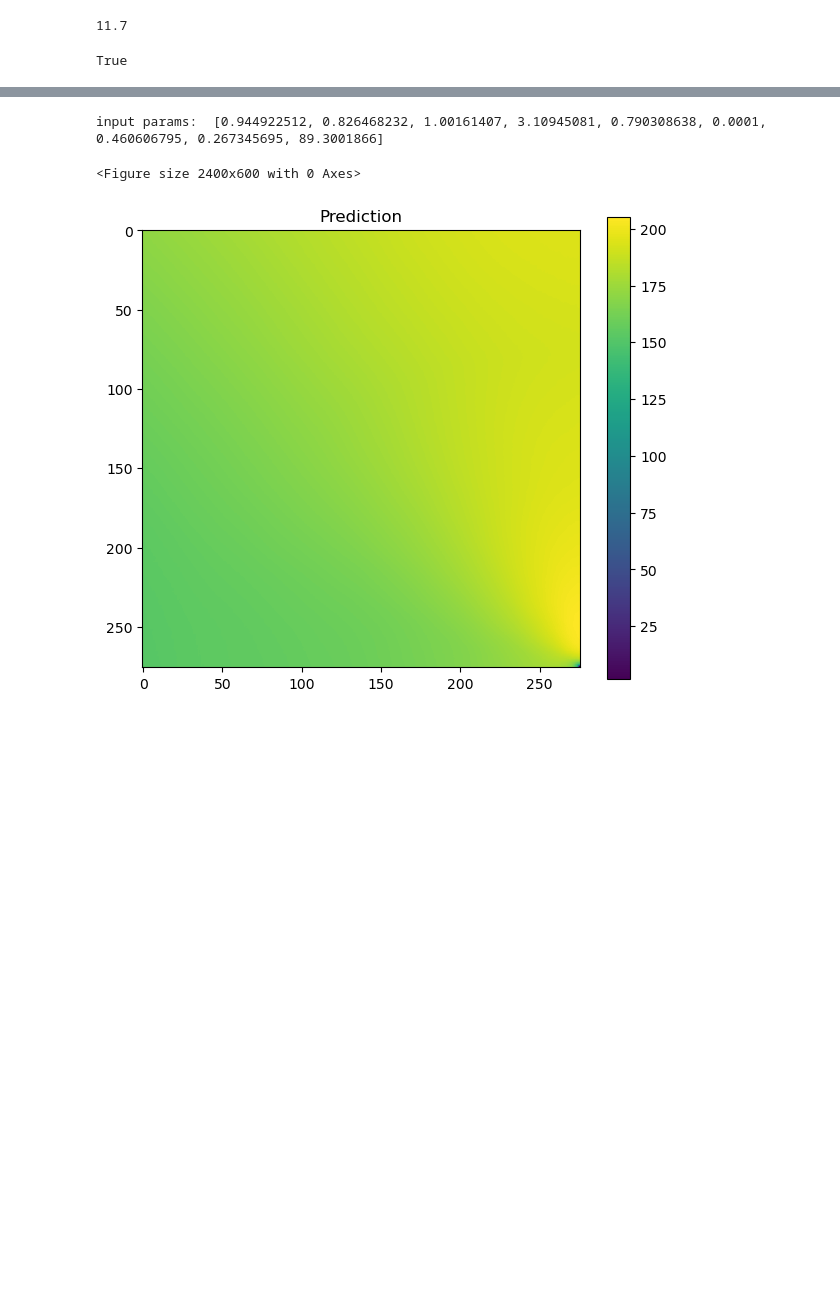
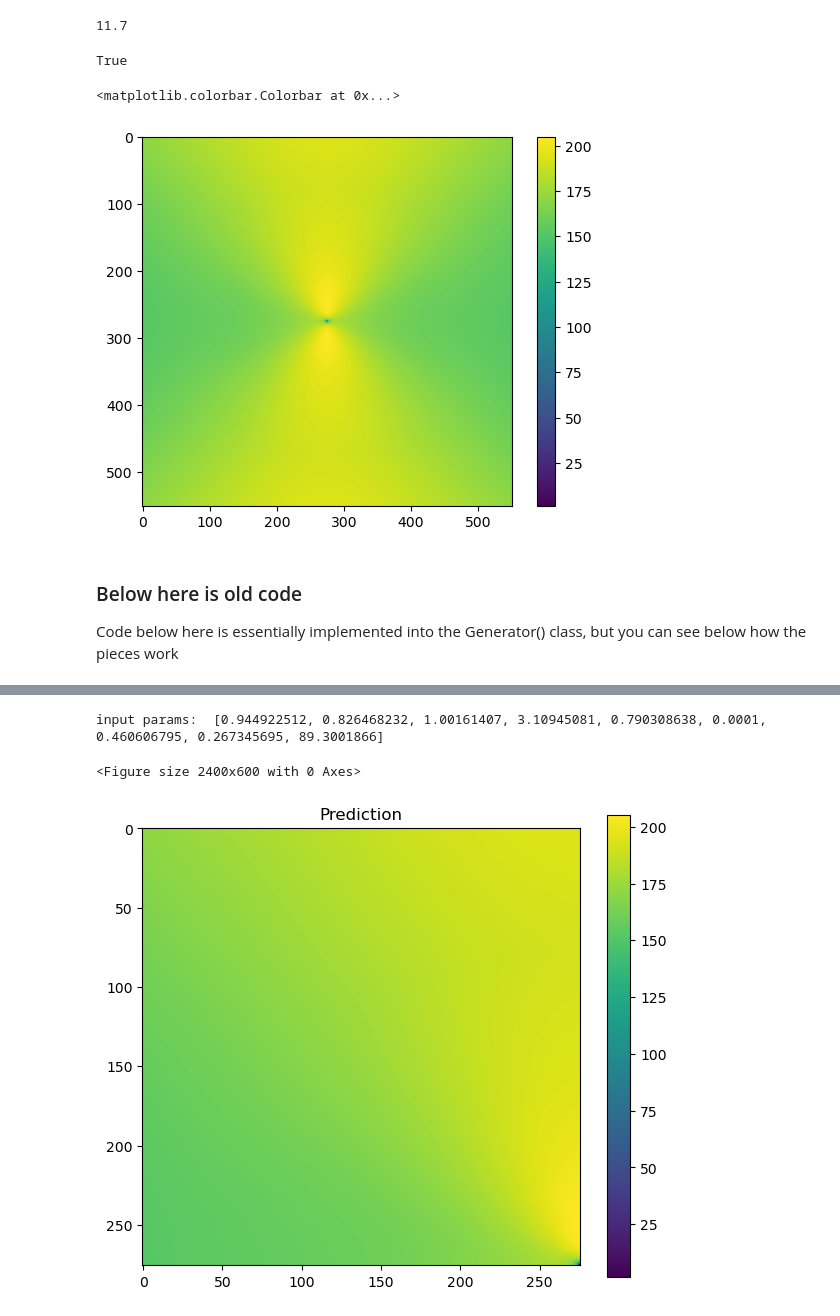
Before and after one commit to mattgomer/SKiNN, a Jupyter notebook: notebooks/SKiNN_package_example.ipynb, the cells around one changed output, grey strips where cells are left out. Saved outputs shown, nothing was run; the diff lists cells and outputs as text; code cells hidden in the pictures; blank space fills up the shorter version.

Commit message:
updated example notebook with generator class

```diff
--- a/notebooks/SKiNN_package_example.ipynb
+++ b/notebooks/SKiNN_package_example.ipynb
@@ -6,6 +7,20 @@ torch.cuda.is_available() #must be True to function
 # %% [output]
 11.7
 True
+# %%
+#this Generator class incorporates the NN loading, NN calling, and mirroring of the ouput
+from SKiNN.generator import Generator
+generator=Generator()
+example_input = [9.44922512e-01, 8.26468232e-01, 1.00161407e+00, 3.10945081e+00, 7.90308638e-01, 1.00000000e-04, 4.60606795e-01, 2.67345695e-01, 8.93001866e+01]
+vrms_map=generator.generate_map(example_input)
+plt.imshow(vrms_map)
+plt.colorbar()
+# %% [output]
+<matplotlib.colorbar.Colorbar at 0x...>
+[figure, added]
+# %% [markdown]
+### Below here is old code
+Code below here is essentially implemented into the Generator() class, but you can see below how the pieces work
 # %%
 #load all paths and scaling values. This piece will need to go into lenstronomy, but does not need any input from user
 weights_path = SKiNN.useful_functions.get_weights_path()
```
Also changed, not shown: parts of 2 cells of this notebook.
